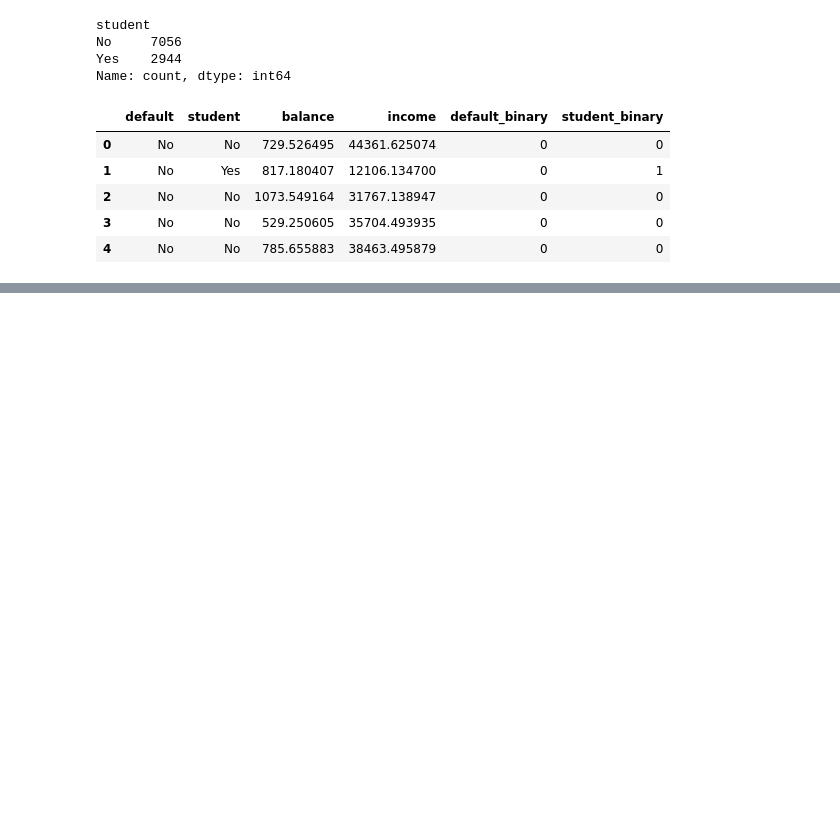
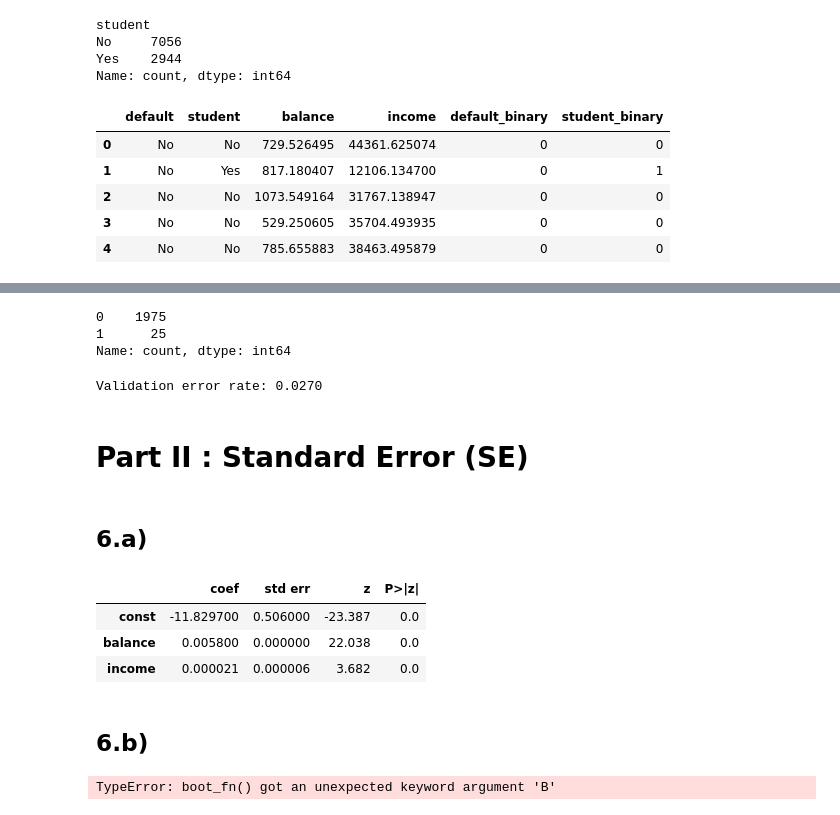
Before and after one commit to Abdoul1996/Statistic-learning, a Jupyter notebook: Homework/homework_5.ipynb, the cells around one changed output, grey strips where cells are left out. Drawn from its saved outputs; the diff is of its cells as text; code cells hidden in the pictures; blank space fills up the shorter version.

```diff
--- a/Homework/homework_5.ipynb
+++ b/Homework/homework_5.ipynb
@@ -243,0 +266,26 @@ data.head()
+# %%
+# convert probabilities to binary predictions
+y_pred_d = (y_pred_prob_d >= 0.5).astype(int)
+y_pred_d.value_counts()
+# %% [output]
+0    1975
+1      25
+Name: count, dtype: int64
+# %%
+error_rate_d = 1 - accuracy_score(y_val_d, y_pred_d)
+print(f"Validation error rate: {error_rate:.4f}")
+# %% [output]
+Validation error rate: 0.0270
+# %% [markdown]
+# Part II : Standard Error (SE)
+# %% [markdown]
+## 6.a)
+# %%
+summarize(log_result)
+# %% [output]
+|  | coef | std err | z | P>|z| |
+| const | -11.829700 | 0.506000 | -23.387 | 0.0 |
+| balance | 0.005800 | 0.000000 | 22.038 | 0.0 |
+| income | 0.000021 | 0.000006 | 3.682 | 0.0 |
+# %% [markdown]
+## 6.b)
@@ -243,0 +303,11 @@ data.head()
+# %%
+# Bootstrap SE for balance
+boot_se_balance = boot_fn(lambda data, idx: boot_fn(data, idx)['balance'], data, B=1000, seed=1)
+
+# Bootstrap SE for income
+boot_se_income = boot_fn(lambda data, idx: boot_fn(data, idx)['income'], data, B=1000, seed=1)
+
+print(f"Bootstrap SE (balance): {boot_se_balance:.6f}")
+print(f"Bootstrap SE (income): {boot_se_income:.6f}")
+# %% [output]
+TypeError: boot_fn() got an unexpected keyword argument 'B'
```
Also changed, not shown: parts of 7 cells of this notebook.
